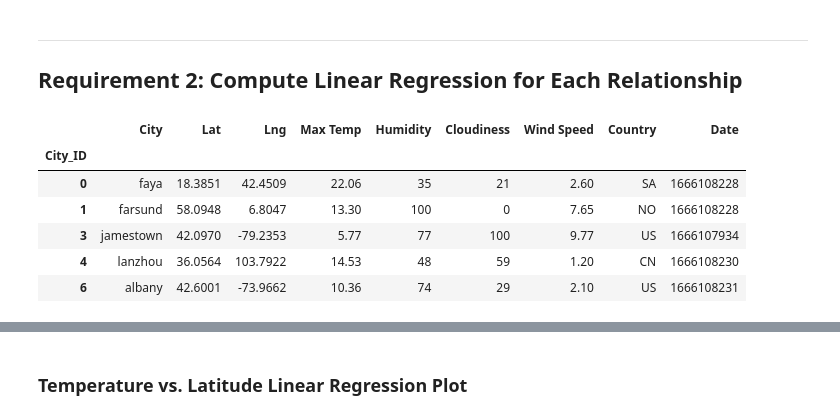
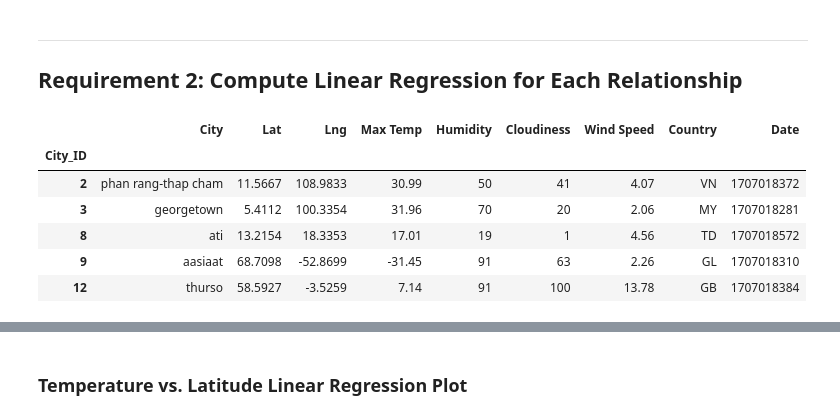
Before and after one commit to ajgarza44/python-api-challenge, a Jupyter notebook: WeatherPy/starter_code/WeatherPy.ipynb, the cells around one changed output, grey strips where cells are left out. Drawn from its saved outputs; the diff is of its cells as text; code cells hidden in the pictures.

```diff
--- a/WeatherPy/starter_code/WeatherPy.ipynb
+++ b/WeatherPy/starter_code/WeatherPy.ipynb
@@ -178,6 +174,6 @@ NameError: name 'city_data_df' is not defined
 # %%
 # Read saved data
-city_data_df = pd.read_csv("output_data/cities.csv", index_col="City_ID")
+city_data_df = pd.read_csv("../output_data/cities.csv", index_col="City_ID")
 
 # Display sample data
 city_data_df.head()
@@ -264,17 +276,17 @@ plt.show()
 # YOUR CODE HERE
 # %%
 # Create a DataFrame with the Northern Hemisphere data (Latitude >= 0)
-# YOUR CODE HERE
+northern_hemi_df = city_data_df.loc[pd.to_numeric(city_data_df["Lat"]) > 0, :]
 
 # Display sample data
 northern_hemi_df.head()
 # %% [output]
 |  | City | Lat | Lng | Max Temp | Humidity | Cloudiness | Wind Speed | Country | Date |
 | City_ID |  |  |  |  |  |  |  |  |  |
-| 0 | faya | 18.3851 | 42.4509 | 22.06 | 35 | 21 | 2.60 | SA | 1666108228 |
-| 1 | farsund | 58.0948 | 6.8047 | 13.30 | 100 | 0 | 7.65 | NO | 1666108228 |
-| 3 | jamestown | 42.0970 | -79.2353 | 5.77 | 77 | 100 | 9.77 | US | 1666107934 |
-| 4 | lanzhou | 36.0564 | 103.7922 | 14.53 | 48 | 59 | 1.20 | CN | 1666108230 |
-| 6 | albany | 42.6001 | -73.9662 | 10.36 | 74 | 29 | 2.10 | US | 1666108231 |
+| 2 | phan rang-thap cham | 11.5667 | 108.9833 | 30.99 | 50 | 41 | 4.07 | VN | 1707018372 |
+| 3 | georgetown | 5.4112 | 100.3354 | 31.96 | 70 | 20 | 2.06 | MY | 1707018281 |
+| 8 | ati | 13.2154 | 18.3353 | 17.01 | 19 | 1 | 4.56 | TD | 1707018572 |
+| 9 | aasiaat | 68.7098 | -52.8699 | -31.45 | 91 | 63 | 2.26 | GL | 1707018310 |
+| 12 | thurso | 58.5927 | -3.5259 | 7.14 | 91 | 100 | 13.78 | GB | 1707018384 |
 # %%
 # Create a DataFrame with the Southern Hemisphere data (Latitude < 0)
```
Also changed, not shown: parts of 28 cells of this notebook, 5 other files.
